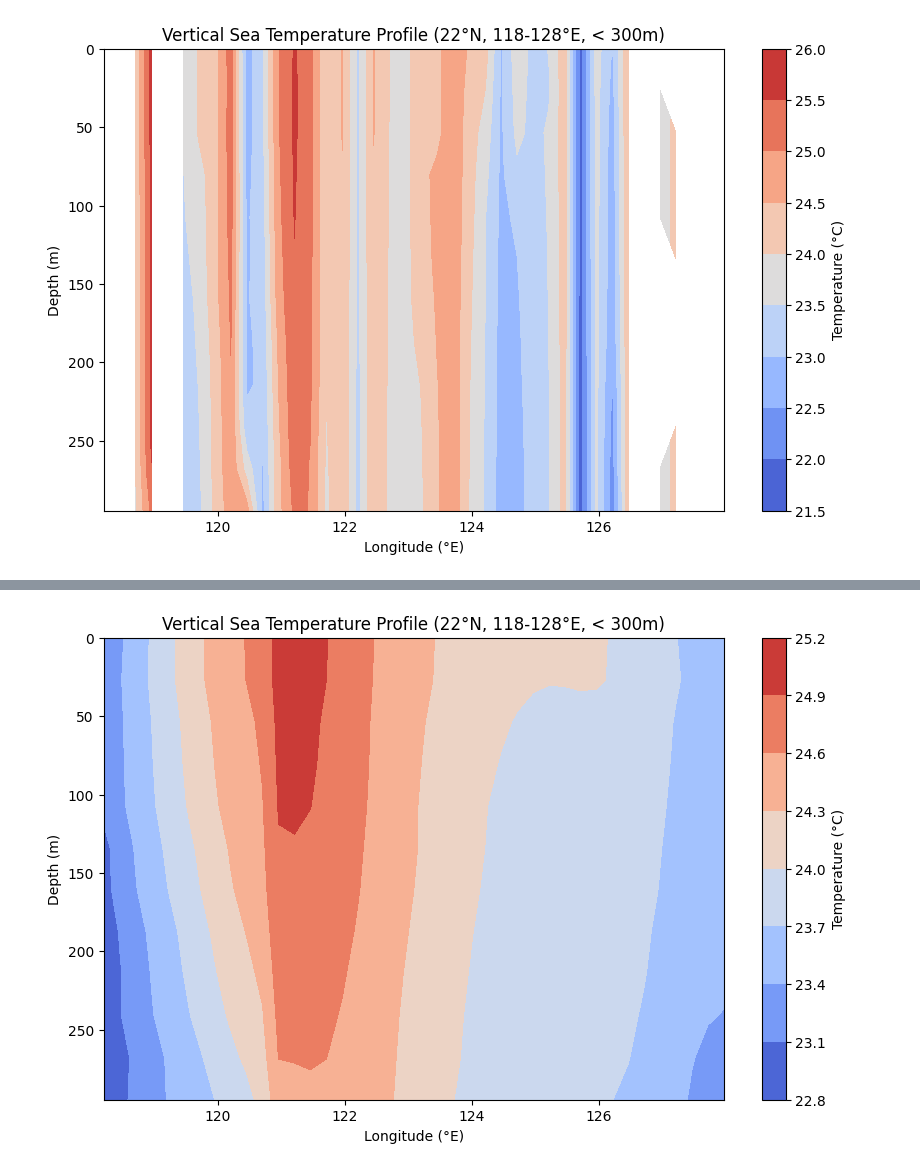
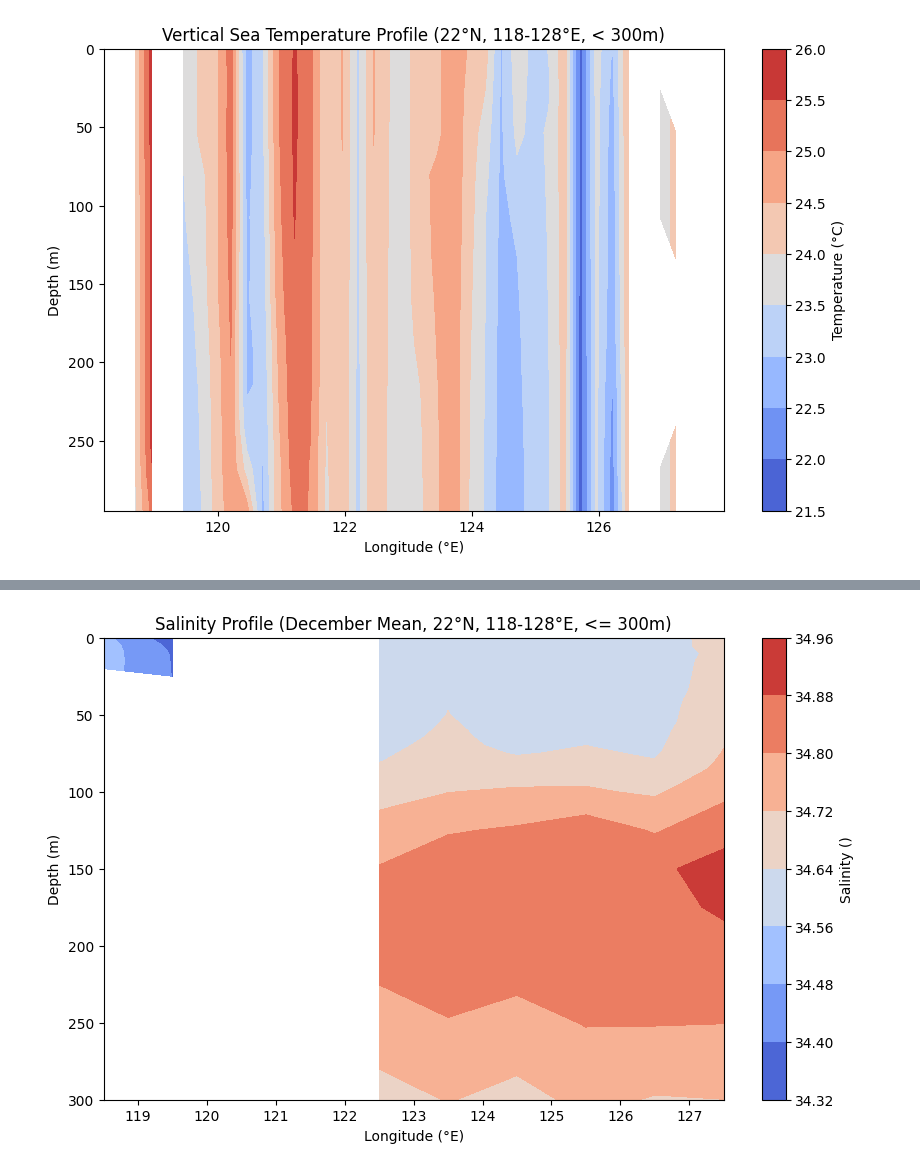
Before and after one commit to cywhale/woa23, a Jupyter notebook: dev/woa23_temperature_try10.ipynb, the cells around one changed output, grey strips where cells are left out. Saved outputs shown, nothing was run; the diff lists cells and outputs as text; code cells hidden in the pictures.

```diff
--- a/dev/woa23_temperature_try10.ipynb
+++ b/dev/woa23_temperature_try10.ipynb
@@ -9,7 +10,7 @@ from mpl_toolkits.basemap import Basemap
 # %%
 #woa_urlx = 'https://www.ncei.noaa.gov/data/oceans/woa/WOA23/DATA/temperature/netcdf/decav/0.25/woa23_decav_t01_04.nc'
 # Load the dataset
-dataset_path = '../tmp_data/woa23_all_o00_01.nc'
+dataset_path = '../tmp_data/woa23_all_A00_01.nc'
 ds = xr.open_dataset(dataset_path, decode_times=False)
 # %%
 ds
@@ -1499,38 +1672,33 @@ plt.show()
 # %%
-# Load the Zarr dataset
-data_dir = '../data'
-datax = f'{data_dir}/025_degree'
-ds = xr.open_zarr(datax, consolidated=False)
-
 # Select temperature data
-param = 'temperature'
-time_period = '1'  # Use numeric key as a string
-if param in ds.parameters.values and time_period in ds.time_periods.values:
-    temperature_data = ds.sel(parameters=param, time_periods=time_period)
-    if np.any(np.isfinite(temperature_data['an'].values)):
+# param = 'temperature'
+# time_period = '1'  # Use numeric key as a string
+if parameters[param] in ds.parameters.values and time_period in ds.time_periods.values:
+    data = ds.sel(parameters=parameters[param], time_periods=time_period)
+    if np.any(np.isfinite(data[test_var].values)):
         depth_threshold = 300
         lat_value = 22
         lon_start = 118
         lon_end = 128
-        lat_selected = temperature_data['an'].sel(lat=lat_value, method='nearest').lat.item()
+        lat_selected = data[test_var].sel(lat=lat_value, method='nearest').lat.item()
 
-        t_profile = temperature_data['an'].sel(depth=slice(0, depth_threshold), lat=lat_selected, lon=slice(lon_start, lon_end))
+        profile = data[test_var].sel(depth=slice(0, depth_threshold+1), lat=lat_selected, lon=slice(lon_start, lon_end))
 
         # Plotting the vertical sea temperature profile
         fig, ax = plt.subplots(figsize=(10, 6))
-        x, y = np.meshgrid(t_profile.lon, t_profile.depth)
-        contour = ax.contourf(x, y, t_profile[:, :], cmap='coolwarm')
+        x, y = np.meshgrid(profile.lon, profile.depth)
+        contour = ax.contourf(x, y, profile[:, :], cmap='coolwarm')
         cbar = plt.colorbar(contour)
-        cbar.set_label('Temperature (°C)')
+        cbar.set_label(f'{parameters_name[param].title()} ({units[param]})')
 
         ax.invert_yaxis()
         ax.set_xlabel('Longitude (°E)')
         ax.set_ylabel('Depth (m)')
-        plt.title(f'Vertical Sea Temperature Profile (22°N, 118-128°E, < 300m)')
+        plt.title(f'{parameters_name[param].title()} Profile ({time_periods[time_period].capitalize()} Mean, {lat_value}°N, {lon_start}-{lon_end}°E, <= {depth_threshold}m)')
         plt.show()
     else:
-        print("No finite values found in the temperature data.")
+        print("No finite values found in the data.")
 else:
     print("Parameter or time period not found in the Zarr dataset.")
 # %% [output]
-[figure, old version]
+[figure, new version]
```
Also changed, not shown: parts of 6 cells of this notebook, 9 other files.
